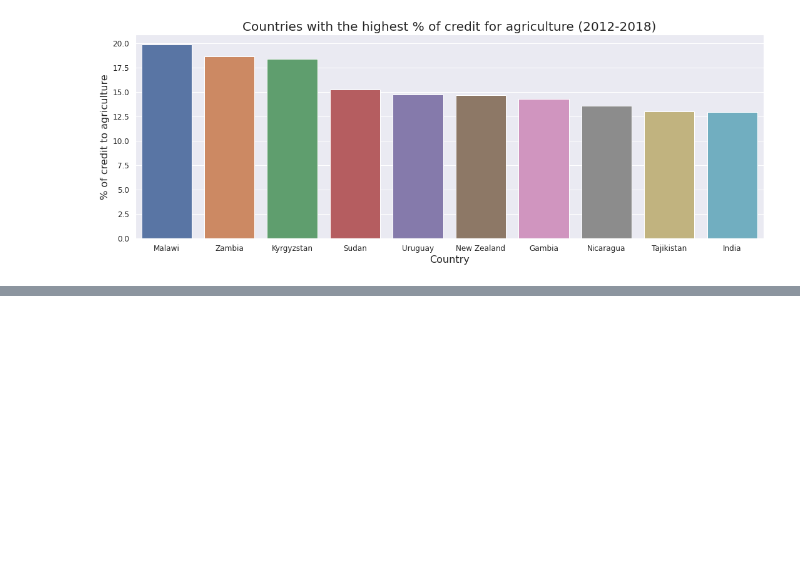
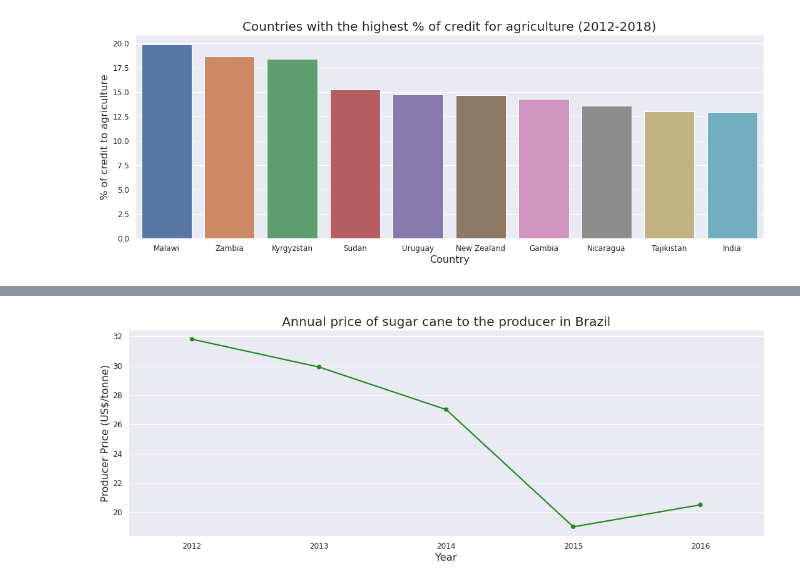
Before and after one commit to josehenriqueroveda/credit_agriculture, a Jupyter notebook: creditAgroBr.ipynb, the cells around one changed output, grey strips where cells are left out. Cells and saved outputs as stored; diff of their text form; code cells hidden in the pictures; blank space fills up the shorter version.

```diff
--- a/creditAgroBr.ipynb
+++ b/creditAgroBr.ipynb
@@ -138,0 +190,14 @@ plt.show()
+# %%
+sugarcane_prices = df_pp[df_pp['Item'] == 'Sugar cane']
+
+plt.figure(figsize=(18,6))
+
+g5 = sns.pointplot(x=sugarcane_prices.Year, y=sugarcane_prices.Value, color='forestgreen', scale=0.8)
+g5.set_xticklabels(labels=sugarcane_prices['Year'], fontsize=12, rotation=0)
+g5.set_xlabel(xlabel='Year', fontsize=16)
+g5.set_ylabel(ylabel='Producer Price (US$/tonne)', fontsize=16)
+g5.set_title(label='Annual price of sugar cane to the producer in Brazil', fontsize=20)
+plt.ticklabel_format(style='plain', axis='y')
+plt.show()
+# %% [output]
+[figure, added]
```
Also changed, not shown: parts of 7 cells of this notebook.
